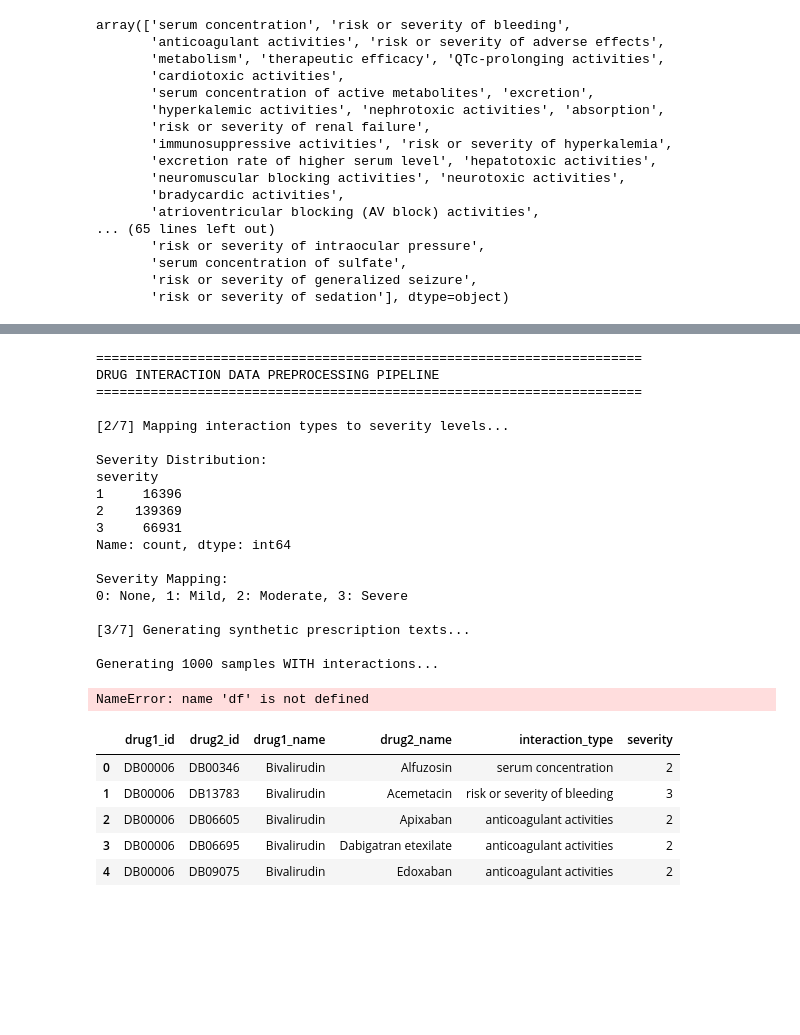
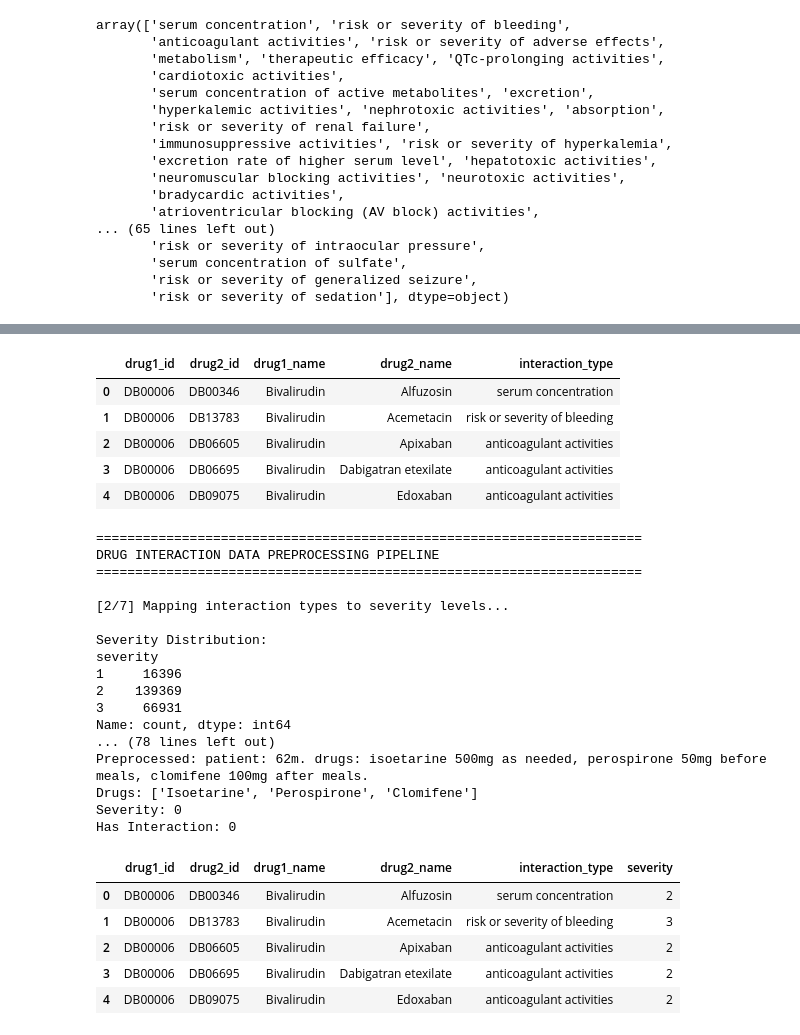
Before and after one commit to Yashrym/Asclepius, a Jupyter notebook: preprocessing.ipynb, the cells around one changed output, grey strips where cells are left out. Cells and saved outputs as stored; diff of their text form; code cells hidden in the pictures; blank space fills up the shorter version.

```diff
--- a/preprocessing.ipynb
+++ b/preprocessing.ipynb
@@ -440,6 +453,15 @@ def balance_dataset(data, target_column='severity'):
     print(balanced_column[target_column].value_counts().sort_index())
 
     return balanced_column
+# %%
+data.head()
+# %% [output]
+|  | drug1_id | drug2_id | drug1_name | drug2_name | interaction_type |
+| 0 | DB00006 | DB00346 | Bivalirudin | Alfuzosin | serum concentration |
+| 1 | DB00006 | DB13783 | Bivalirudin | Acemetacin | risk or severity of bleeding |
+| 2 | DB00006 | DB06605 | Bivalirudin | Apixaban | anticoagulant activities |
+| 3 | DB00006 | DB06695 | Bivalirudin | Dabigatran etexilate | anticoagulant activities |
+| 4 | DB00006 | DB09075 | Bivalirudin | Edoxaban | anticoagulant activities |
 # %%
 # ===================================================================
 # 6. TRAIN-VAL-TEST SPLIT
@@ -539,40 +561,26 @@ def main(data, output_dir='./data'):
     print(f"Has Interaction: {sample['has_interaction']}")
 
     return train_data, val_data, test_data, data
-# %%
-# ===================================================================
-# USAGE EXAMPLE
-# ===================================================================
-
-if __name__ == "__main__":
-    # Run the complete pipeline
-    train_df, val_df, test_df, ddi_df = main(data)
-
-    print("\n" + "="*70)
-    print("PREPROCESSING COMPLETE!")
-    print("="*70)
-    print("\nYou can now proceed to Step 2: Drug Entity Recognition (NER)")
-# %% [output]
-======================================================================
-DRUG INTERACTION DATA PREPROCESSING PIPELINE
-======================================================================
-
-[2/7] Mapping interaction types to severity levels...
-
-Severity Distribution:
-severity
-1     16396
-2    139369
-3     66931
-Name: count, dtype: int64
-
-Severity Mapping:
-0: None, 1: Mild, 2: Moderate, 3: Severe
-
-[3/7] Generating synthetic prescription texts...
-
-Generating 1000 samples WITH interactions...
-NameError: name 'df' is not defined
+# %%
+train_data, val_data, test_data, ddi_data = main(data)
+# %% [output]
+======================================================================
+DRUG INTERACTION DATA PREPROCESSING PIPELINE
+======================================================================
+
+[2/7] Mapping interaction types to severity levels...
+
+Severity Distribution:
+severity
+1     16396
+2    139369
+3     66931
+Name: count, dtype: int64
+... (78 lines left out)
+Preprocessed: patient: 62m. drugs: isoetarine 500mg as needed, perospirone 50mg before meals, clomifene 100mg after meals.
+Drugs: ['Isoetarine', 'Perospirone', 'Clomifene']
+Severity: 0
+Has Interaction: 0
 # %%
 data.head()
 # %% [output]
```
Also changed, not shown: parts of 20 cells of this notebook.
